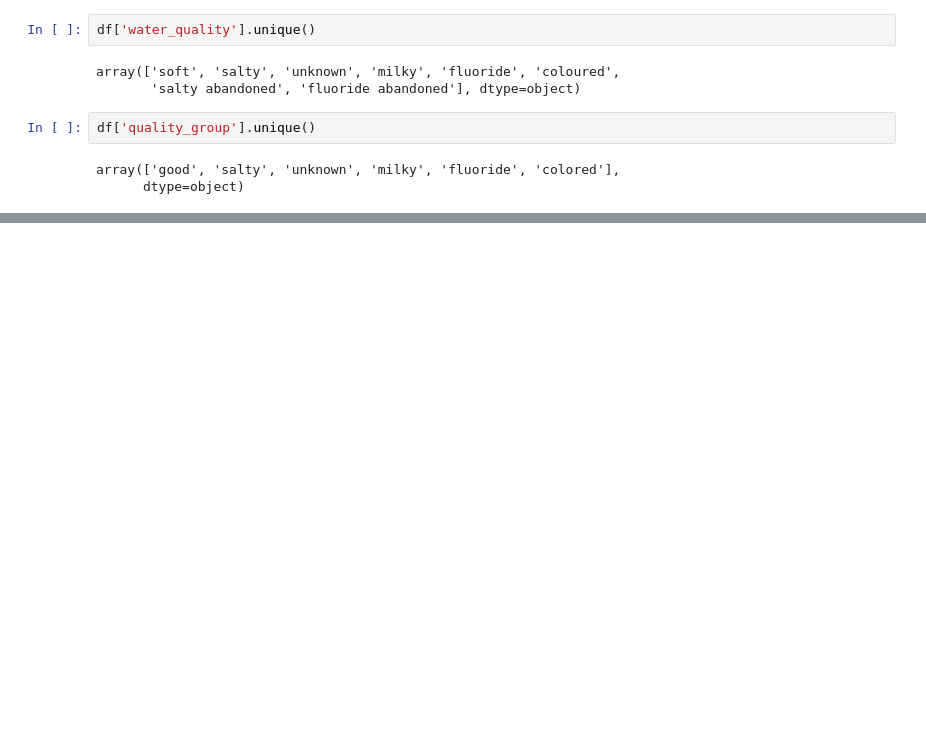
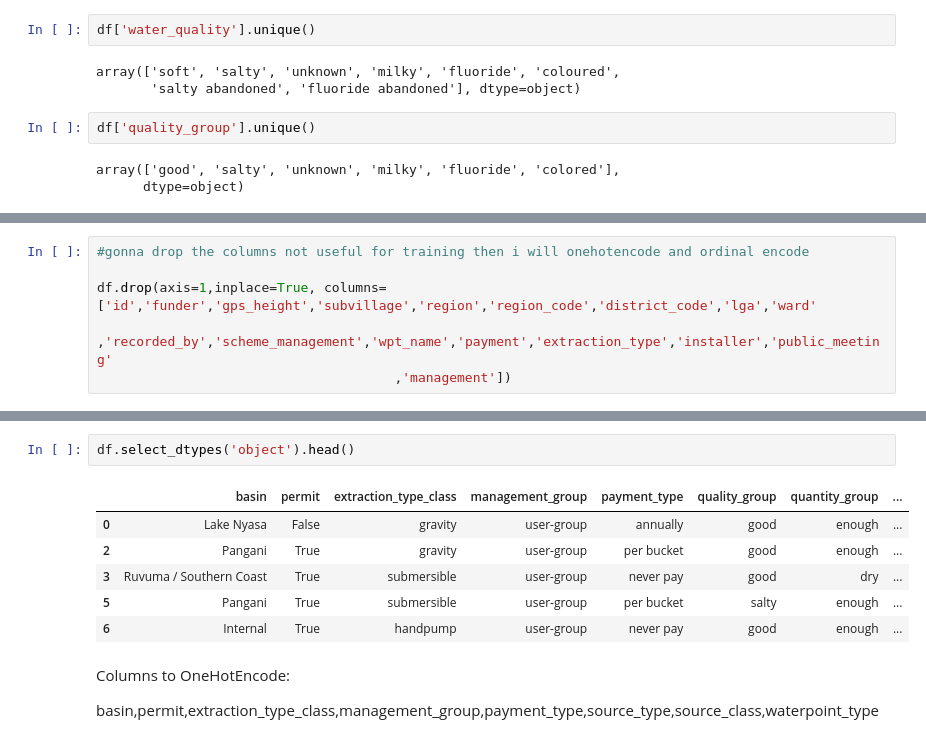
Before and after one commit to FrancisNdirangu/Pump_it_up_Dataset, a Jupyter notebook: notebook.ipynb, the cells around one changed output, grey strips where cells are left out. Cells and saved outputs as stored; diff of their text form; blank space fills up the shorter version.

```diff
--- a/notebook.ipynb
+++ b/notebook.ipynb
@@ -456,0 +472,6 @@ array(['good', 'salty', 'unknown', 'milky', 'fluoride', 'colored'],
+# %%
+#gonna drop the columns not useful for training then i will onehotencode and ordinal encode
+
+df.drop(axis=1,inplace=True, columns=['id','funder','gps_height','subvillage','region','region_code','district_code','lga','ward'
+                                      ,'recorded_by','scheme_management','wpt_name','payment','extraction_type','installer','public_meeting'
+                                      ,'management'])
@@ -456,0 +487,13 @@ array(['good', 'salty', 'unknown', 'milky', 'fluoride', 'colored'],
+# %%
+df.select_dtypes('object').head()
+# %% [output]
+|  | basin | permit | extraction_type_class | management_group | payment_type | quality_group | quantity_group | ... |
+| 0 | Lake Nyasa | False | gravity | user-group | annually | good | enough | ... |
+| 2 | Pangani | True | gravity | user-group | per bucket | good | enough | ... |
+| 3 | Ruvuma / Southern Coast | True | submersible | user-group | never pay | good | dry | ... |
+| 5 | Pangani | True | submersible | user-group | per bucket | salty | enough | ... |
+| 6 | Internal | True | handpump | user-group | never pay | good | enough | ... |
+# %% [markdown]
+Columns to OneHotEncode:
+
+basin,permit,extraction_type_class,management_group,payment_type,source_type,source_class,waterpoint_type
```
Also changed, not shown: parts of 21 cells of this notebook.
